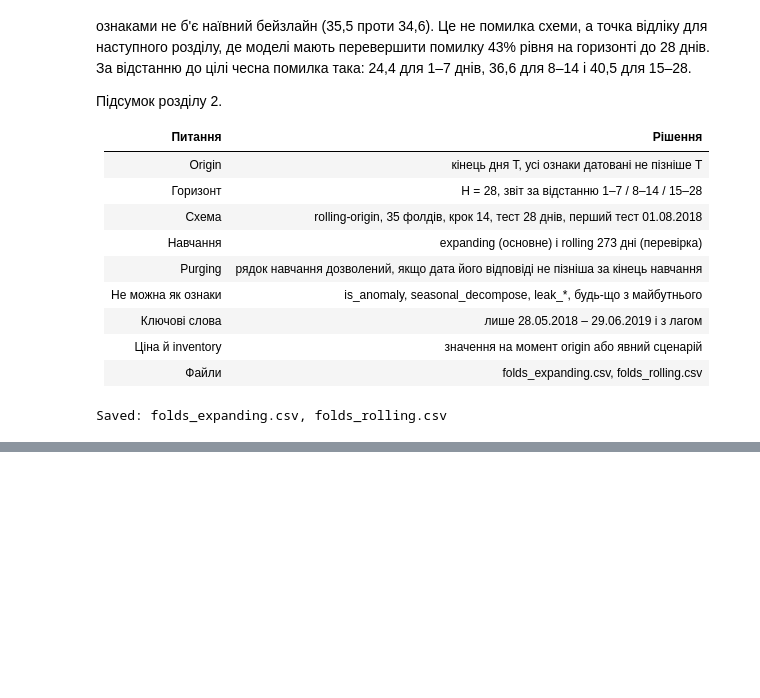
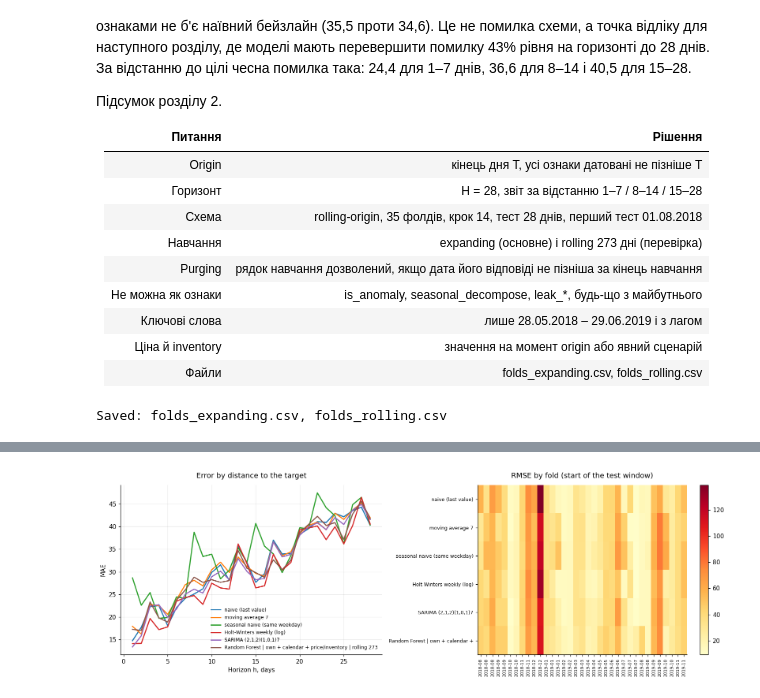
Before and after one commit to krasniukevych-marichka/Ice-Maker, a Jupyter notebook: eda.ipynb, the cells around one changed output, grey strips where cells are left out. Saved outputs shown, nothing was run; the diff lists cells and outputs as text; code cells hidden in the pictures; blank space fills up the shorter version.

```diff
--- a/eda.ipynb
+++ b/eda.ipynb
@@ -2148,0 +2437,27 @@ Saved: folds_expanding.csv, folds_rolling.csv
+# %%
+shortlist = ["naive (last value)", "moving average 7", "seasonal naive (same weekday)", "Holt-Winters weekly (log)",
+             "SARIMA (2,1,2)(1,0,1)7", "Random Forest | own + calendar + price/inventory | rolling 273"]
+fold_rmse = pd.DataFrame({n: results[n].groupby("fold").apply(lambda d: np.sqrt(((d["y"] - d["pred"]) ** 2).mean())) for n in shortlist})
+fold_rmse.index = folds_exp.set_index("fold").loc[fold_rmse.index, "test_start"].dt.strftime("%Y-%m")
+
+fig, axes = plt.subplots(1, 2, figsize=(15, 5))
+for n in shortlist:
+    d = results[n]
+    (d["y"] - d["pred"]).abs().groupby(d["h"]).mean().plot(ax=axes[0], label=n, linewidth=1.8)
+axes[0].set_xlabel("Horizon h, days")
+axes[0].set_ylabel("MAE")
+axes[0].set_title("Error by distance to the target", pad=12)
+axes[0].legend(frameon=False, fontsize=8)
+
+im = axes[1].imshow(fold_rmse.T.values, aspect="auto", cmap="YlOrRd")
+axes[1].set_xticks(range(len(fold_rmse)))
+axes[1].set_xticklabels(fold_rmse.index, rotation=90, fontsize=7)
+axes[1].set_yticks(range(len(shortlist)))
+axes[1].set_yticklabels([n[:32] for n in shortlist], fontsize=8)
+axes[1].set_title("RMSE by fold (start of the test window)", pad=12)
+axes[1].grid(False)
+plt.colorbar(im, ax=axes[1])
+plt.tight_layout()
+plt.show()
+# %% [output]
+[figure, added]
```
Also changed, not shown: parts of 32 cells of this notebook.
